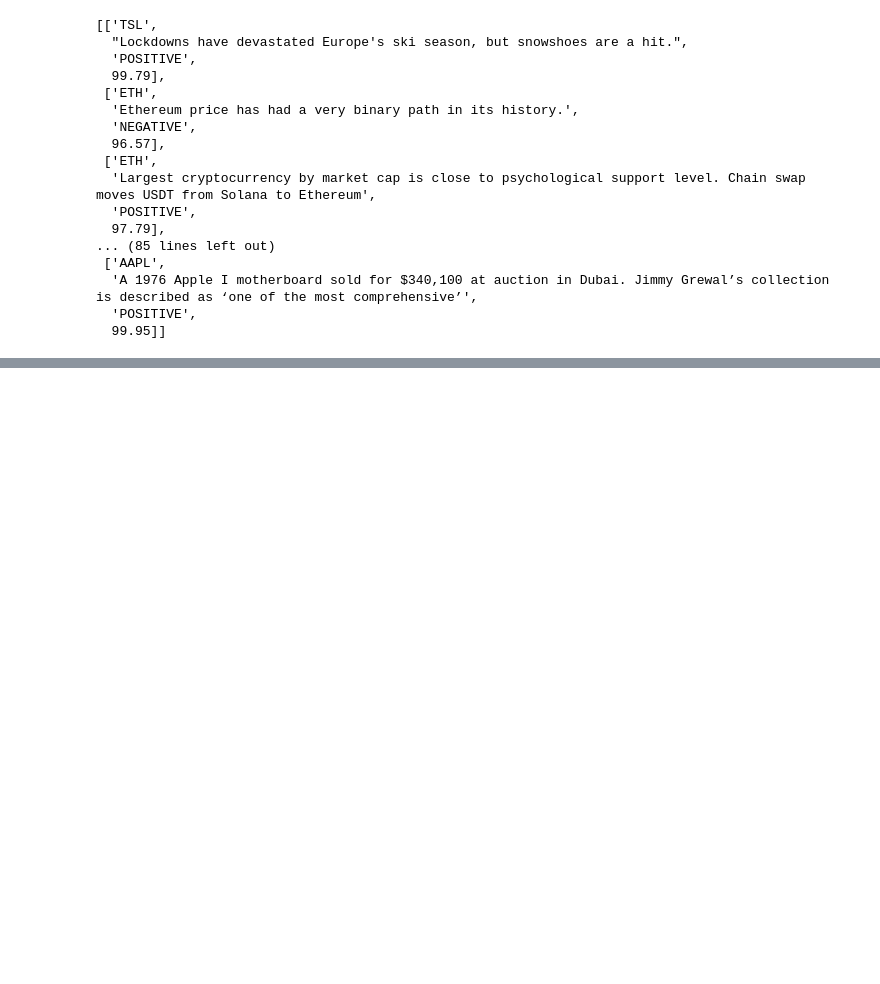
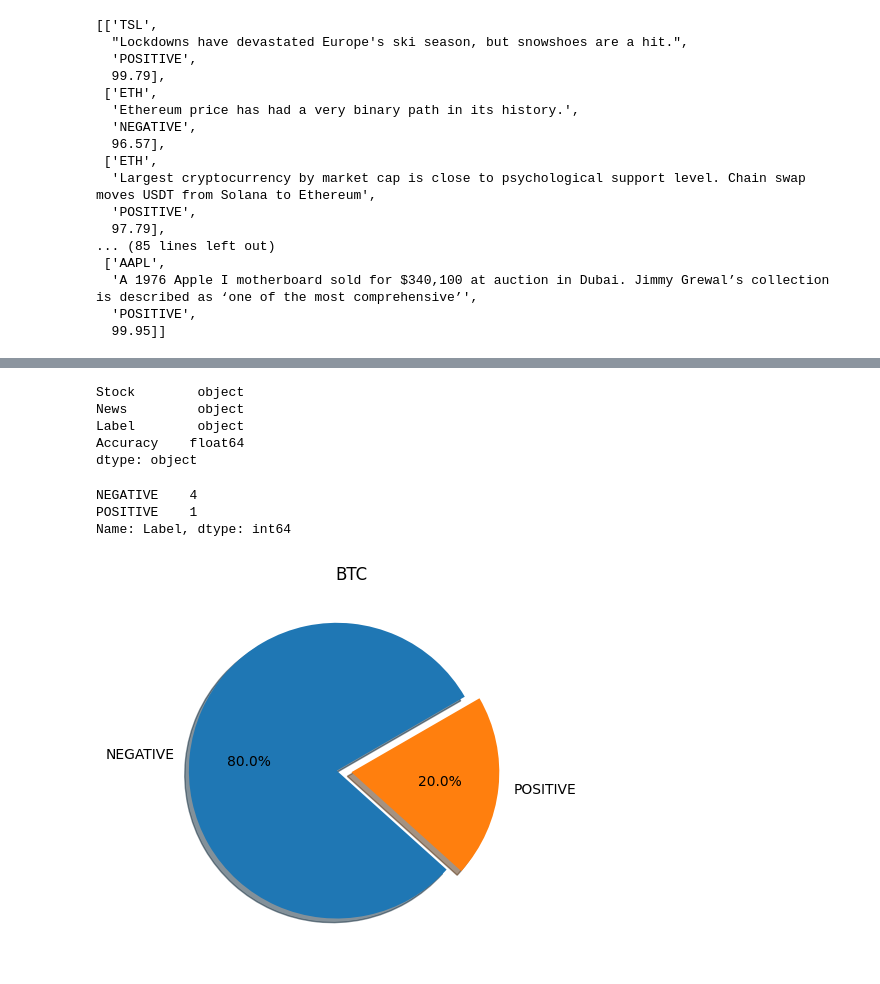
Before and after one commit to Stilledood/Stock-Crypto-Research-with-Deep-Learning, a Jupyter notebook: Stock_crypto.ipynb, the cells around one changed output, grey strips where cells are left out. Drawn from its saved outputs; the diff is of its cells as text; code cells hidden in the pictures; blank space fills up the shorter version.

Commit message:
Added some simple EDA -Plotting the ratio between positive and negative news for each company

```diff
--- a/Stock_crypto.ipynb
+++ b/Stock_crypto.ipynb
@@ -332,0 +379,2 @@ with open('assetssummary.csv', mode ='w', newline='') as f:
+# %%
+data = pd.read_csv('assetssummary.csv',names=['Stock', 'News', 'Label', 'Accuracy'],  encoding='cp1252')
@@ -332,0 +401,22 @@ with open('assetssummary.csv', mode ='w', newline='') as f:
+# %%
+data.dtypes
+# %% [output]
+Stock        object
+News         object
+Label        object
+Accuracy    float64
+dtype: object
+# %%
+my_data = data[data.Stock == 'BTC']['Label'].value_counts()
+# %%
+my_data
+# %% [output]
+NEGATIVE    4
+POSITIVE    1
+Name: Label, dtype: int64
+# %%
+plt.pie(my_data.values, labels = my_data.index,autopct = '%1.1f%%', startangle=30, shadow =True, explode= [0.1, 0.0])
+plt.title('BTC')
+plt.show()
+# %% [output]
+[figure, added]
```
Also changed, not shown: parts of 7 cells of this notebook.
